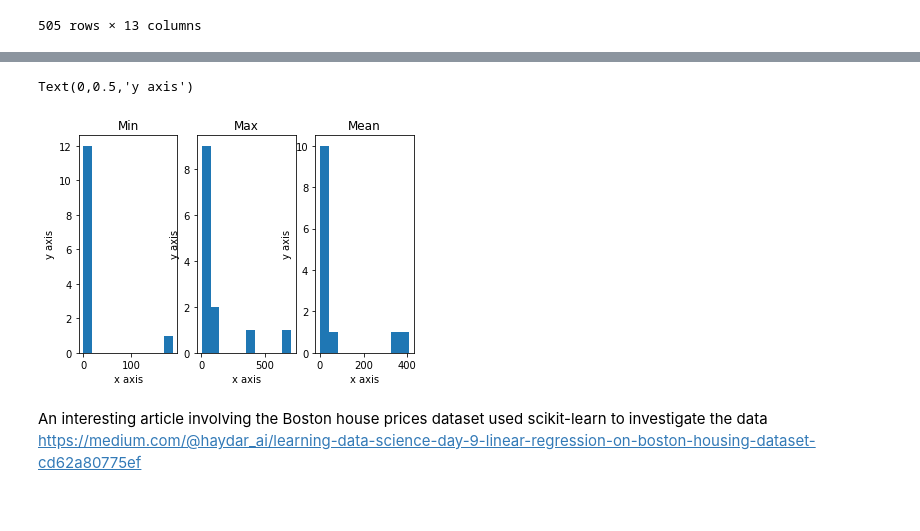
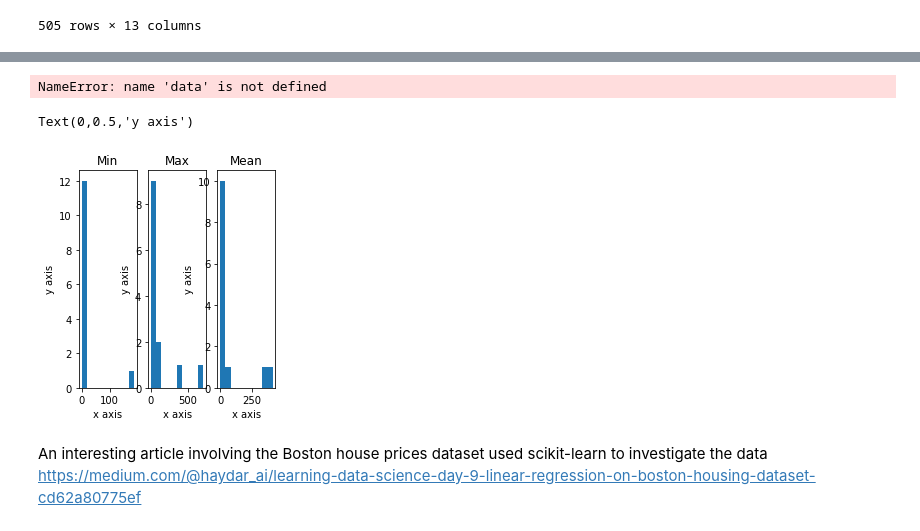
Before and after one commit to vwalsh86/machine_learning, a Jupyter notebook: Boston-House-Prices.ipynb, the cells around one changed output, grey strips where cells are left out. Drawn from its saved outputs; the diff is of its cells as text; code cells hidden in the pictures.

```diff
--- a/Boston-House-Prices.ipynb
+++ b/Boston-House-Prices.ipynb
@@ -125,3 +143,39 @@ bos.describe()
 | 50% | 0.000000 | 9.690000 | 0.000000 | 0.538000 | 6.000000 | 77.700000 | 3.000000 | 5.000000 | 330.000000 | 19.100000 | 391.430000 | ... |
 | 75% | 12.500000 | 18.100000 | 0.000000 | 0.624000 | 7.000000 | 94.100000 | 5.000000 | 24.000000 | 666.000000 | 20.200000 | 396.210000 | ... |
 | max | 100.000000 | 27.740000 | 1.000000 | 0.871000 | 9.000000 | 100.000000 | 12.000000 | 24.000000 | 711.000000 | 22.000000 | 396.900000 | ... |
+# %%
+prices = data['MEDV']
+# TODO: Minimum price of the data
+minimum_price = np.min(prices)
+# Alternative using pandas
+# minimum_price = prices.min()
+
+# TODO: Maximum price of the data
+maximum_price = np.max(prices)
+# Alternative using pandas
+# maximum_price = prices.max()
+
+# TODO: Mean price of the data
+mean_price = np.mean(prices)
+# Alternative using pandas
+# mean_price = prices.mean()
+
+# TODO: Median price of the data
+median_price = np.median(prices)
+# Alternative using pandas
+# median_price = prices.median()
+
+# TODO: Standard deviation of prices of the data
+std_price = np.std(prices)
+# Alternative using pandas
+# std_price = prices.std(ddof=0)
+
+# There are other statistics you can calculate too like quartiles
+first_quartile = np.percentile(prices, 25)
+third_quartile = np.percentile(prices, 75)
+inter_quartile = third_quartile - first_quartile
+
+# Show the calculated statistics
+print ("Statistics for Boston housing dataset:\n")
+# %% [output]
+NameError: name 'data' is not defined
@@ -128,29 +190,29 @@ bos.describe()
 # %%
 import matplotlib.pyplot as plt
 
-plt.subplot(1,3,1)
+plt.subplot(1,5,1)
 l = bos.min()
 plt.hist(l)
 plt.title("Min")
 plt.xlabel("x axis")
 plt.ylabel("y axis")
 
-plt.subplot(1,3,2)
+plt.subplot(1,5,2)
 y = bos.max()
 plt.hist(y)
 plt.title("Max")
 plt.xlabel("x axis")
 plt.ylabel("y axis")
 
-plt.subplot(1,3,3)
+plt.subplot(1,5,3)
 z = bos.mean()
 plt.hist(z)
 plt.title("Mean")
 plt.xlabel("x axis")
 plt.ylabel("y axis")
 # %% [output]
 Text(0,0.5,'y axis')
-[figure, old version]
+[figure, new version]
 # %% [markdown]
 An interesting article involving the Boston house prices dataset used scikit-learn to investigate the data  https://medium.com/@haydar_ai/learning-data-science-day-9-linear-regression-on-boston-housing-dataset-cd62a80775ef
 # %%
```
Also changed, not shown: parts of 5 cells of this notebook, 1 other file.
